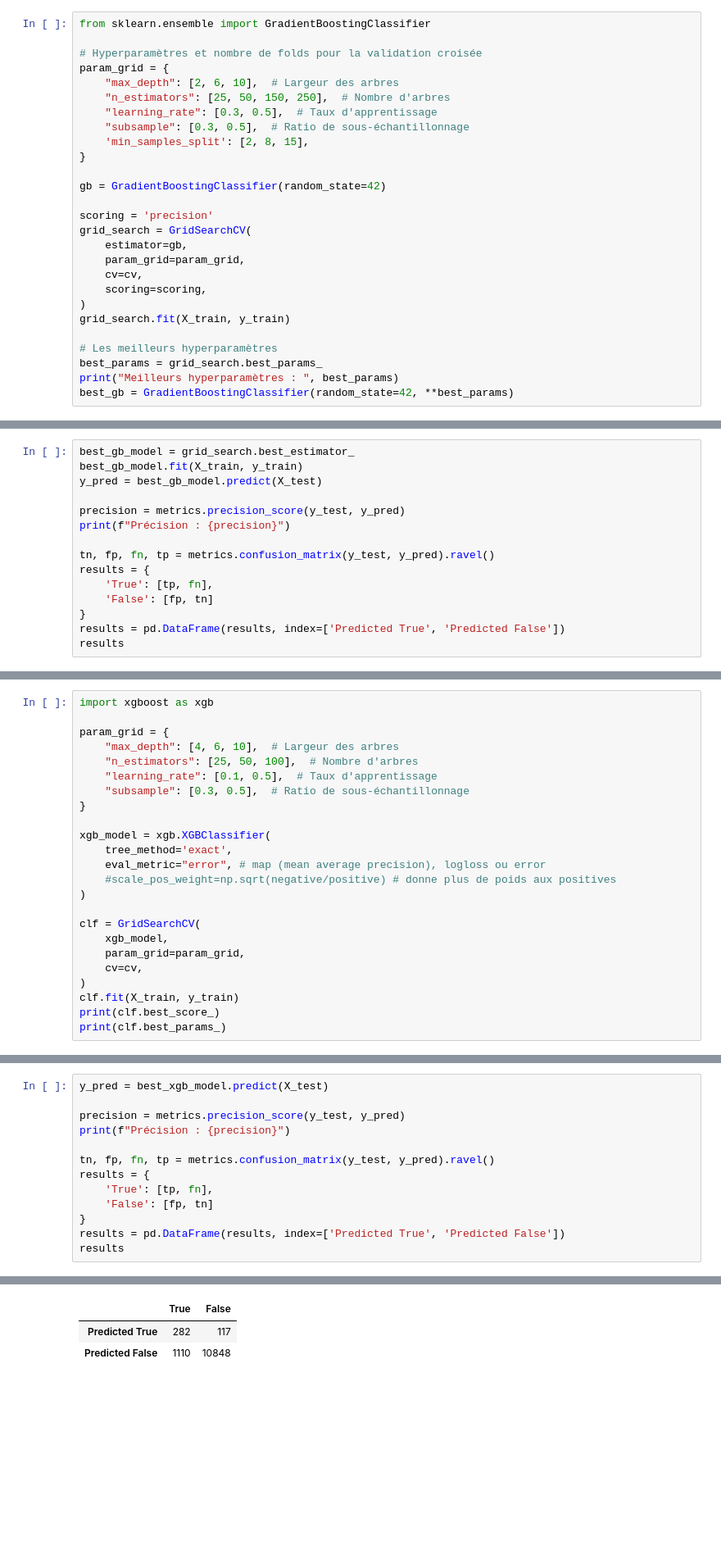
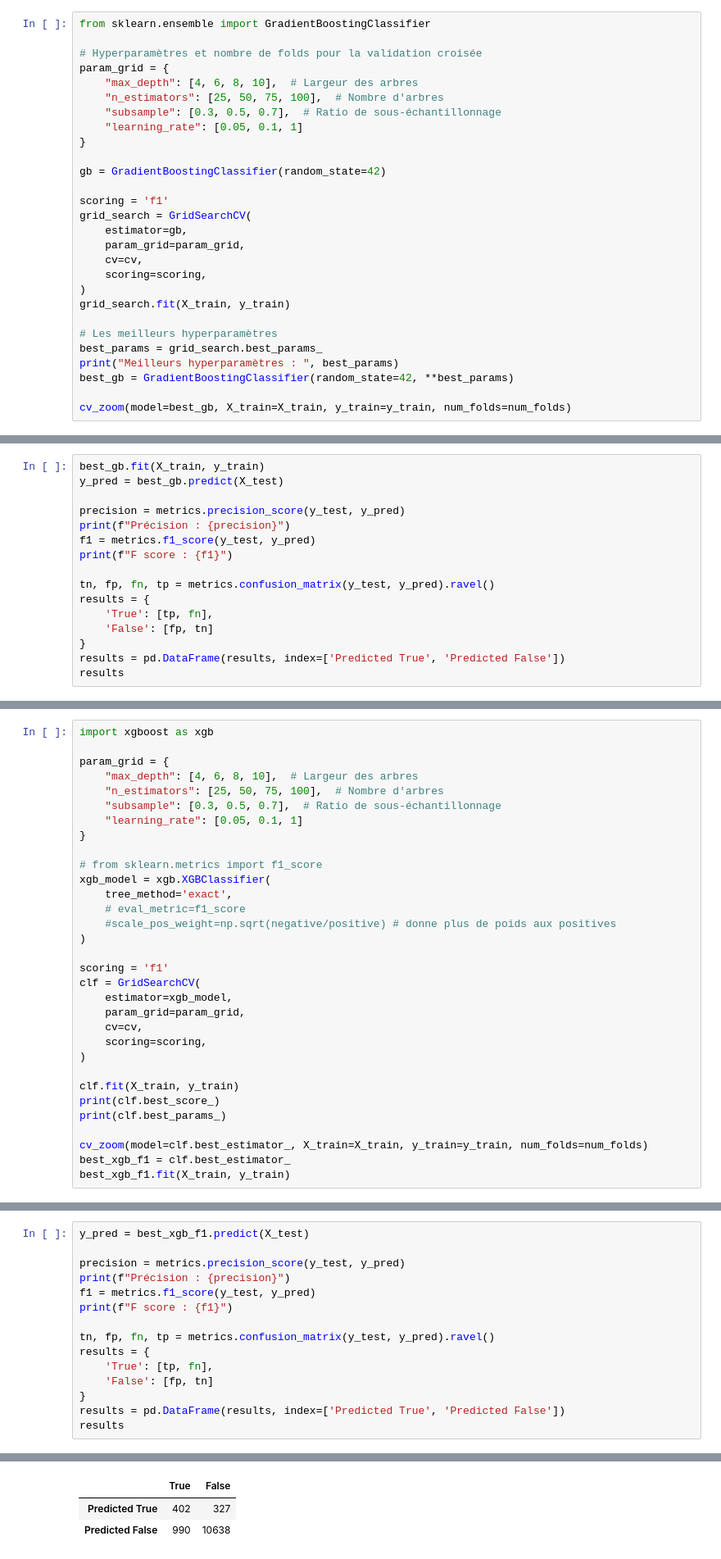
Before and after one commit to SarcasticMatrix/ml-python, a Jupyter notebook: models/model1.ipynb, the cells around one changed output, grey strips where cells are left out. Shown at 82% size. Drawn from its saved outputs; the diff is of its cells as text; blank space fills up the shorter version.

Commit message:
Model Theo done

```diff
--- a/models/model1.ipynb
+++ b/models/model1.ipynb
@@ -40,16 +104,15 @@ from sklearn.ensemble import GradientBoostingClassifier
 
 # Hyperparamètres et nombre de folds pour la validation croisée
 param_grid = {
-    "max_depth": [2, 6, 10],  # Largeur des arbres
-    "n_estimators": [25, 50, 150, 250],  # Nombre d'arbres
-    "learning_rate": [0.3, 0.5],  # Taux d'apprentissage
-    "subsample": [0.3, 0.5],  # Ratio de sous-échantillonnage
-    'min_samples_split': [2, 8, 15],
+    "max_depth": [4, 6, 8, 10],  # Largeur des arbres
+    "n_estimators": [25, 50, 75, 100],  # Nombre d'arbres
+    "subsample": [0.3, 0.5, 0.7],  # Ratio de sous-échantillonnage
+    "learning_rate": [0.05, 0.1, 1]
 }
 
 gb = GradientBoostingClassifier(random_state=42)
 
-scoring = 'precision'
+scoring = 'f1'
 grid_search = GridSearchCV(
     estimator=gb,
     param_grid=param_grid,
@@ -62,3 +125,5 @@ grid_search.fit(X_train, y_train)
 best_params = grid_search.best_params_
 print("Meilleurs hyperparamètres : ", best_params)
 best_gb = GradientBoostingClassifier(random_state=42, **best_params)
+
+cv_zoom(model=best_gb, X_train=X_train, y_train=y_train, num_folds=num_folds)
@@ -73,10 +140,11 @@ Testing checkout
 # %%
-best_gb_model = grid_search.best_estimator_
-best_gb_model.fit(X_train, y_train)
-y_pred = best_gb_model.predict(X_test)
+best_gb.fit(X_train, y_train)
+y_pred = best_gb.predict(X_test)
 
 precision = metrics.precision_score(y_test, y_pred)
 print(f"Précision : {precision}")
+f1 = metrics.f1_score(y_test, y_pred)
+print(f"F score : {f1}")
 
 tn, fp, fn, tp = metrics.confusion_matrix(y_test, y_pred).ravel()
 results = {
@@ -91,24 +323,32 @@ results
 import xgboost as xgb
 
 param_grid = {
-    "max_depth": [4, 6, 10],  # Largeur des arbres
-    "n_estimators": [25, 50, 100],  # Nombre d'arbres
-    "learning_rate": [0.1, 0.5],  # Taux d'apprentissage
-    "subsample": [0.3, 0.5],  # Ratio de sous-échantillonnage
+    "max_depth": [4, 6, 8, 10],  # Largeur des arbres
+    "n_estimators": [25, 50, 75, 100],  # Nombre d'arbres
+    "subsample": [0.3, 0.5, 0.7],  # Ratio de sous-échantillonnage
+    "learning_rate": [0.05, 0.1, 1]
 }
 
+# from sklearn.metrics import f1_score
 xgb_model = xgb.XGBClassifier(
     tree_method='exact',
-    eval_metric="error", # map (mean average precision), logloss ou error
+    # eval_metric=f1_score
     #scale_pos_weight=np.sqrt(negative/positive) # donne plus de poids aux positives
 )
 
+scoring = 'f1'
 clf = GridSearchCV(
-    xgb_model,
+    estimator=xgb_model,
     param_grid=param_grid,
     cv=cv,
+    scoring=scoring,
 )
+
 clf.fit(X_train, y_train)
 print(clf.best_score_)
 print(clf.best_params_)
+
+cv_zoom(model=clf.best_estimator_, X_train=X_train, y_train=y_train, num_folds=num_folds)
+best_xgb_f1 = clf.best_estimator_
+best_xgb_f1.fit(X_train, y_train)
 # %% [output]
@@ -128,8 +376,10 @@ Testing checkout
 # %%
-y_pred = best_xgb_model.predict(X_test)
+y_pred = best_xgb_f1.predict(X_test)
 
 precision = metrics.precision_score(y_test, y_pred)
 print(f"Précision : {precision}")
+f1 = metrics.f1_score(y_test, y_pred)
+print(f"F score : {f1}")
 
 tn, fp, fn, tp = metrics.confusion_matrix(y_test, y_pred).ravel()
 results = {
@@ -143,3 +394,3 @@ Précision : 0.706766917293233
 |  | True | False |
-| Predicted True | 282 | 117 |
-| Predicted False | 1110 | 10848 |
+| Predicted True | 402 | 327 |
+| Predicted False | 990 | 10638 |
```
Also changed, not shown: parts of 40 cells of this notebook, 1 other file.
